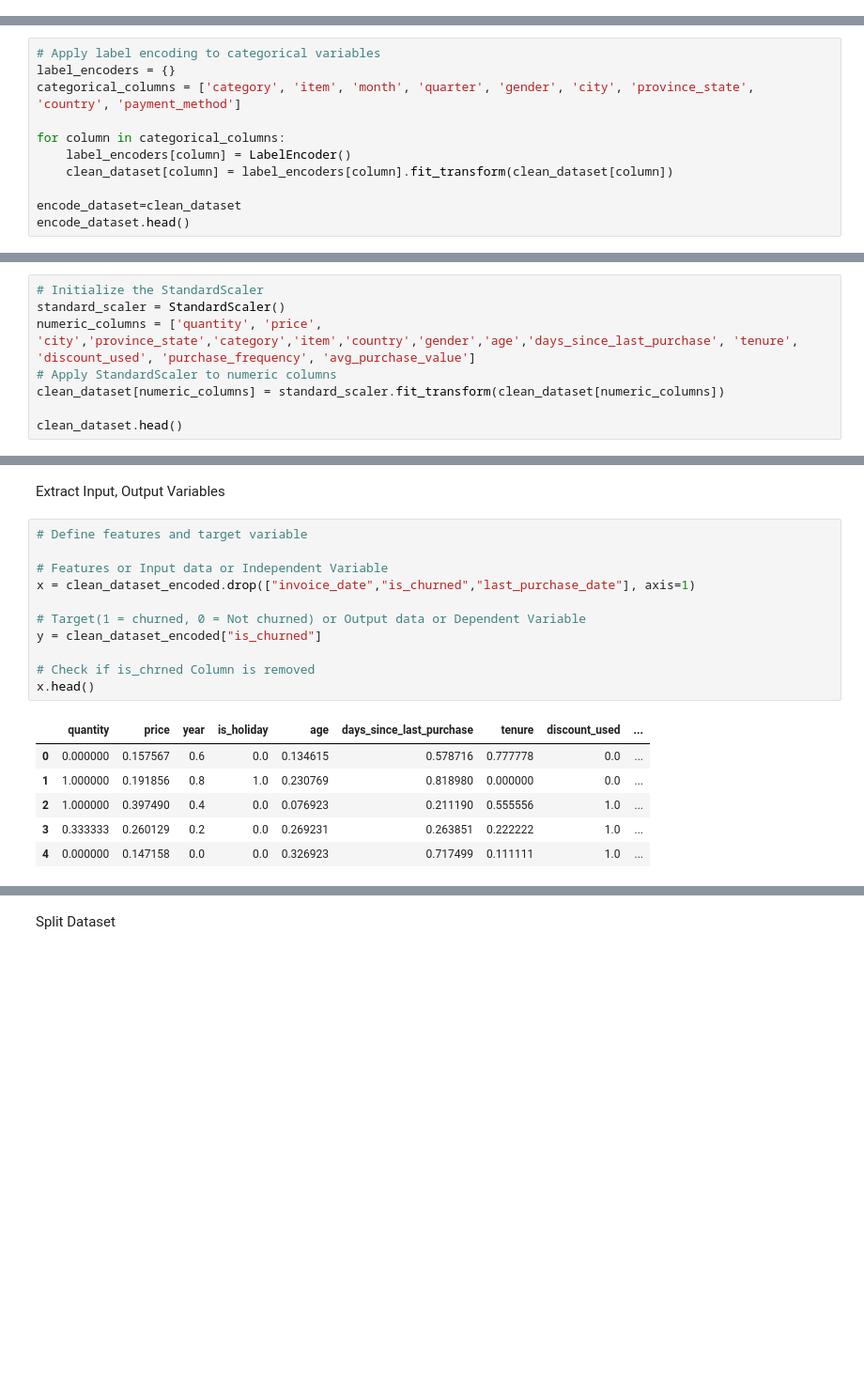
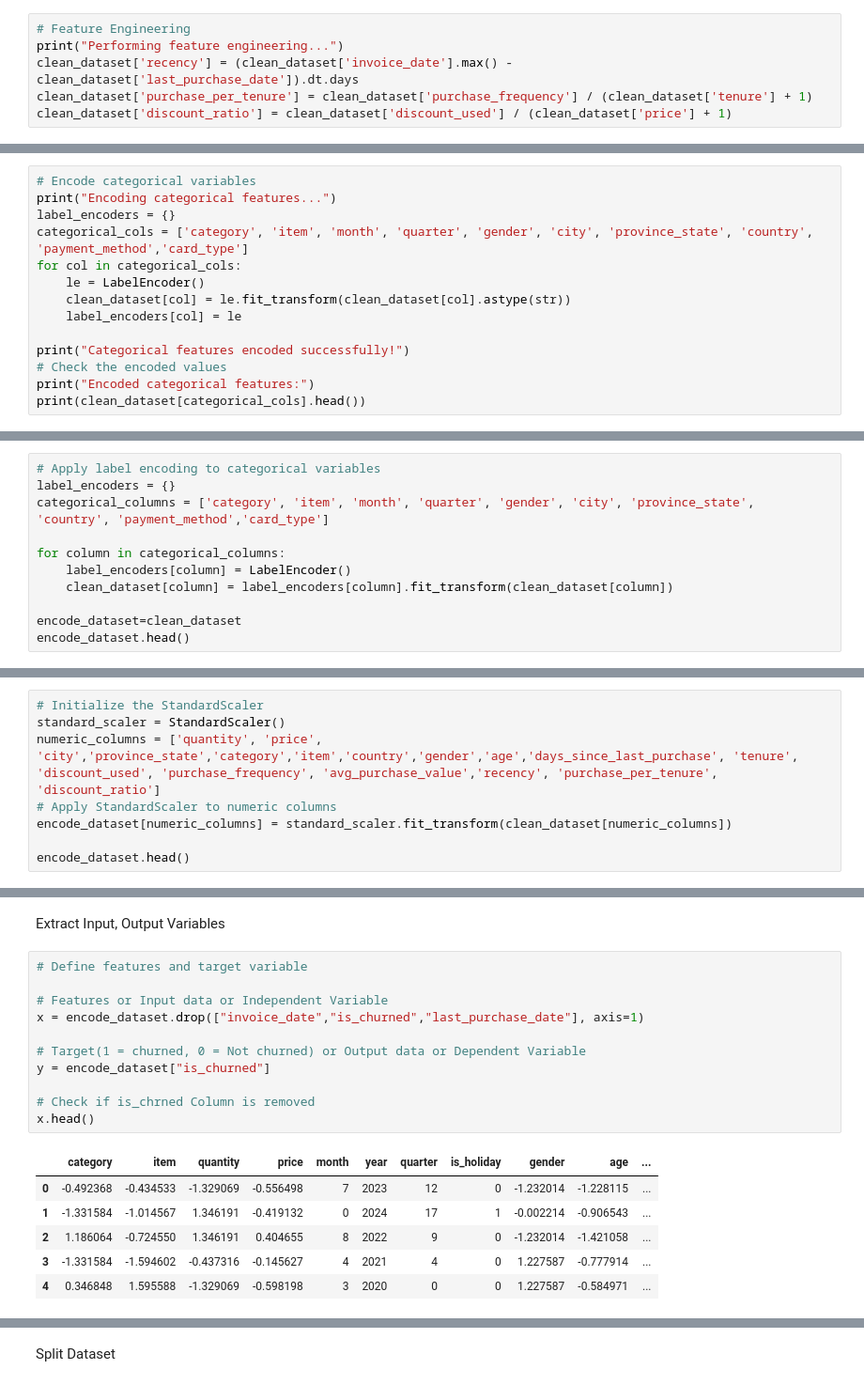
Before and after one commit to SobiaNoorAI/E-Commerce-Customer-Churn-Prediction, a Jupyter notebook: notebooks/Fact_Customer_Table.ipynb, the cells around one changed output, grey strips where cells are left out. Shown: that part at 94% size. Drawn from its saved outputs; the diff is of its cells as text; blank space fills up the shorter version.

```diff
--- a/notebooks/Fact_Customer_Table.ipynb
+++ b/notebooks/Fact_Customer_Table.ipynb
@@ -328,0 +330,6 @@ See the caveats in the documentation: https://pandas.pydata.org/pandas-docs/stab
+# %%
+# Feature Engineering
+print("Performing feature engineering...")
+clean_dataset['recency'] = (clean_dataset['invoice_date'].max() - clean_dataset['last_purchase_date']).dt.days
+clean_dataset['purchase_per_tenure'] = clean_dataset['purchase_frequency'] / (clean_dataset['tenure'] + 1)
+clean_dataset['discount_ratio'] = clean_dataset['discount_used'] / (clean_dataset['price'] + 1)
@@ -389,0 +385,14 @@ clean_dataset_encoded.head()
+# %%
+# Encode categorical variables
+print("Encoding categorical features...")
+label_encoders = {}
+categorical_cols = ['category', 'item', 'month', 'quarter', 'gender', 'city', 'province_state', 'country', 'payment_method','card_type']
+for col in categorical_cols:
+    le = LabelEncoder()
+    clean_dataset[col] = le.fit_transform(clean_dataset[col].astype(str))
+    label_encoders[col] = le
+
+print("Categorical features encoded successfully!")
+# Check the encoded values
+print("Encoded categorical features:")
+print(clean_dataset[categorical_cols].head())
@@ -390,7 +416,7 @@ clean_dataset_encoded.head()
 # %%
 # Apply label encoding to categorical variables
 label_encoders = {}
-categorical_columns = ['category', 'item', 'month', 'quarter', 'gender', 'city', 'province_state', 'country', 'payment_method']
+categorical_columns = ['category', 'item', 'month', 'quarter', 'gender', 'city', 'province_state', 'country', 'payment_method','card_type']
 
 for column in categorical_columns:
     label_encoders[column] = LabelEncoder()
@@ -426,9 +435,9 @@ See the caveats in the documentation: https://pandas.pydata.org/pandas-docs/stab
 # %%
 # Initialize the StandardScaler
 standard_scaler = StandardScaler()
-numeric_columns = ['quantity', 'price', 'city','province_state','category','item','country','gender','age','days_since_last_purchase', 'tenure', 'discount_used', 'purchase_frequency', 'avg_purchase_value']
+numeric_columns = ['quantity', 'price', 'city','province_state','category','item','country','gender','age','days_since_last_purchase', 'tenure', 'discount_used', 'purchase_frequency', 'avg_purchase_value','recency', 'purchase_per_tenure', 'discount_ratio']
 # Apply StandardScaler to numeric columns
-clean_dataset[numeric_columns] = standard_scaler.fit_transform(clean_dataset[numeric_columns])
+encode_dataset[numeric_columns] = standard_scaler.fit_transform(clean_dataset[numeric_columns])
 
-clean_dataset.head()
+encode_dataset.head()
 # %% [output]
@@ -499,18 +586,18 @@ Extract Input, Output Variables
 # %%
 # Define features and target variable
 
 # Features or Input data or Independent Variable
-x = clean_dataset_encoded.drop(["invoice_date","is_churned","last_purchase_date"], axis=1)
+x = encode_dataset.drop(["invoice_date","is_churned","last_purchase_date"], axis=1)
 
 # Target(1 = churned, 0 = Not churned) or Output data or Dependent Variable
-y = clean_dataset_encoded["is_churned"]
+y = encode_dataset["is_churned"]
 
 # Check if is_chrned Column is removed
 x.head()
 # %% [output]
-|  | quantity | price | year | is_holiday | age | days_since_last_purchase | tenure | discount_used | ... |
-| 0 | 0.000000 | 0.157567 | 0.6 | 0.0 | 0.134615 | 0.578716 | 0.777778 | 0.0 | ... |
-| 1 | 1.000000 | 0.191856 | 0.8 | 1.0 | 0.230769 | 0.818980 | 0.000000 | 0.0 | ... |
-| 2 | 1.000000 | 0.397490 | 0.4 | 0.0 | 0.076923 | 0.211190 | 0.555556 | 1.0 | ... |
-| 3 | 0.333333 | 0.260129 | 0.2 | 0.0 | 0.269231 | 0.263851 | 0.222222 | 1.0 | ... |
-| 4 | 0.000000 | 0.147158 | 0.0 | 0.0 | 0.326923 | 0.717499 | 0.111111 | 1.0 | ... |
+|  | category | item | quantity | price | month | year | quarter | is_holiday | gender | age | ... |
+| 0 | -0.492368 | -0.434533 | -1.329069 | -0.556498 | 7 | 2023 | 12 | 0 | -1.232014 | -1.228115 | ... |
+| 1 | -1.331584 | -1.014567 | 1.346191 | -0.419132 | 0 | 2024 | 17 | 1 | -0.002214 | -0.906543 | ... |
+| 2 | 1.186064 | -0.724550 | 1.346191 | 0.404655 | 8 | 2022 | 9 | 0 | -1.232014 | -1.421058 | ... |
+| 3 | -1.331584 | -1.594602 | -0.437316 | -0.145627 | 4 | 2021 | 4 | 0 | 1.227587 | -0.777914 | ... |
+| 4 | 0.346848 | 1.595588 | -1.329069 | -0.598198 | 3 | 2020 | 0 | 0 | 1.227587 | -0.584971 | ... |
```
Also changed, not shown: parts of 46 cells of this notebook, 18 other files.
